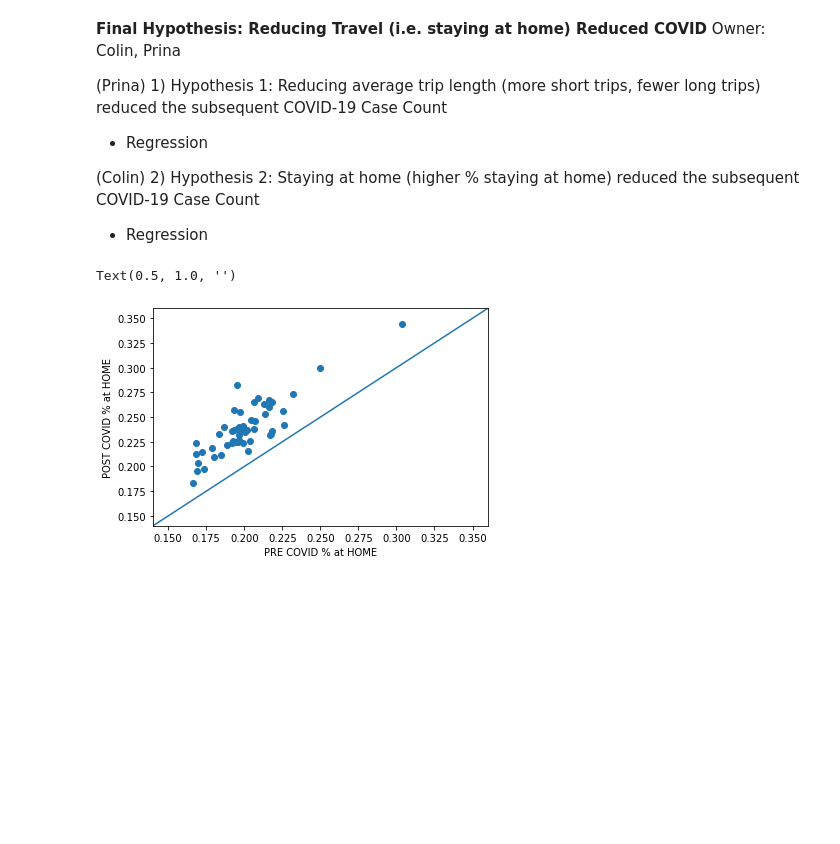
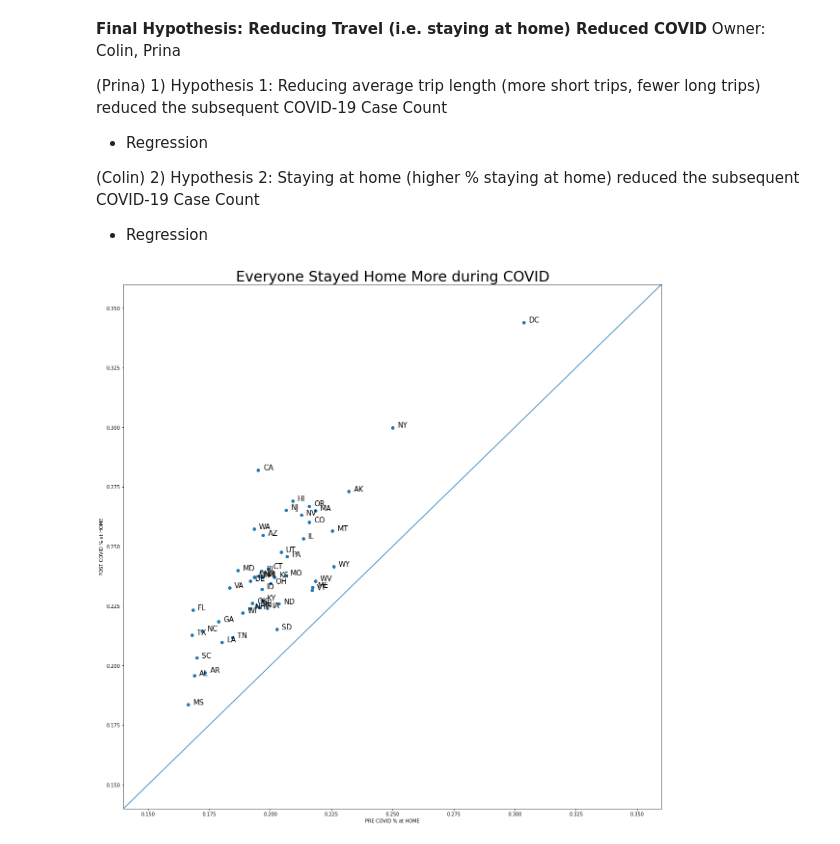
Before and after one commit to colinscampbell/project-1, a Jupyter notebook: analysis/colin.ipynb, the cells around one changed output. Saved outputs shown, nothing was run; the diff lists cells and outputs as text; code cells hidden in the pictures; blank space fills up the shorter version.

```diff
--- a/analysis/colin.ipynb
+++ b/analysis/colin.ipynb
@@ -46,12 +48,17 @@ post_covid_avg = post_covid.groupby("state").mean()
 # %%
 x = pre_covid_avg["%HOME"]
 y = post_covid_avg["%HOME"]
 
+plt.figure(figsize=(20,20))
 plt.scatter(x,y)
 plt.axline((0.15,0.15),(.35,.35))
 plt.xlabel("PRE COVID % at HOME")
 plt.ylabel("POST COVID % at HOME")
-plt.title("Everyone Stayed Home More during COVID")
+
+labels = post_covid_avg.index
+
+plt.title("Everyone Stayed Home More during COVID",size=30)
+for i, label in enumerate(labels):
+    plt.text(x[i] + .002, y[i],label,size=15)
 # %% [output]
-Text(0.5, 1.0, '')
-[figure, old version]
+[figure, new version]
```
Also changed, not shown: parts of 6 cells of this notebook.
